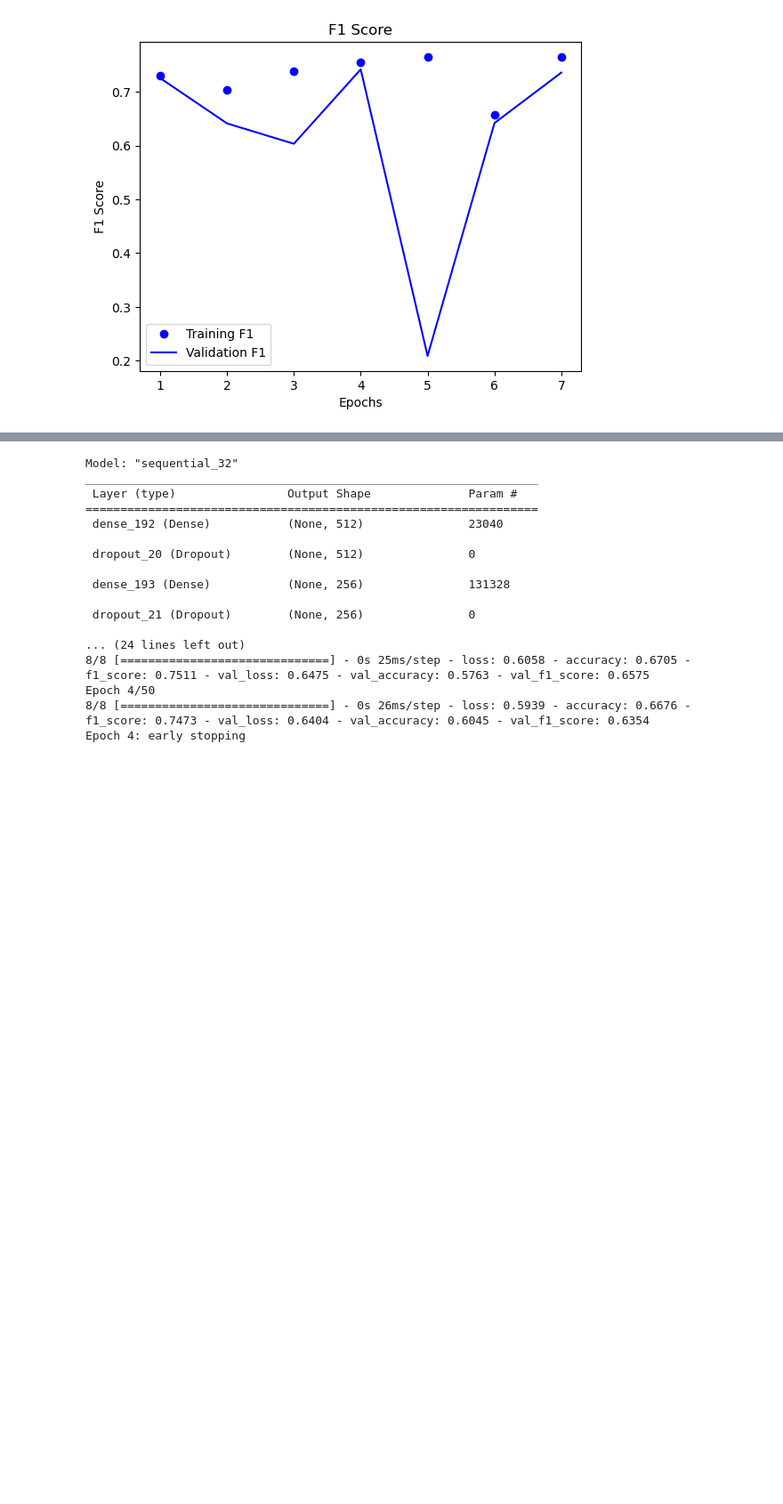
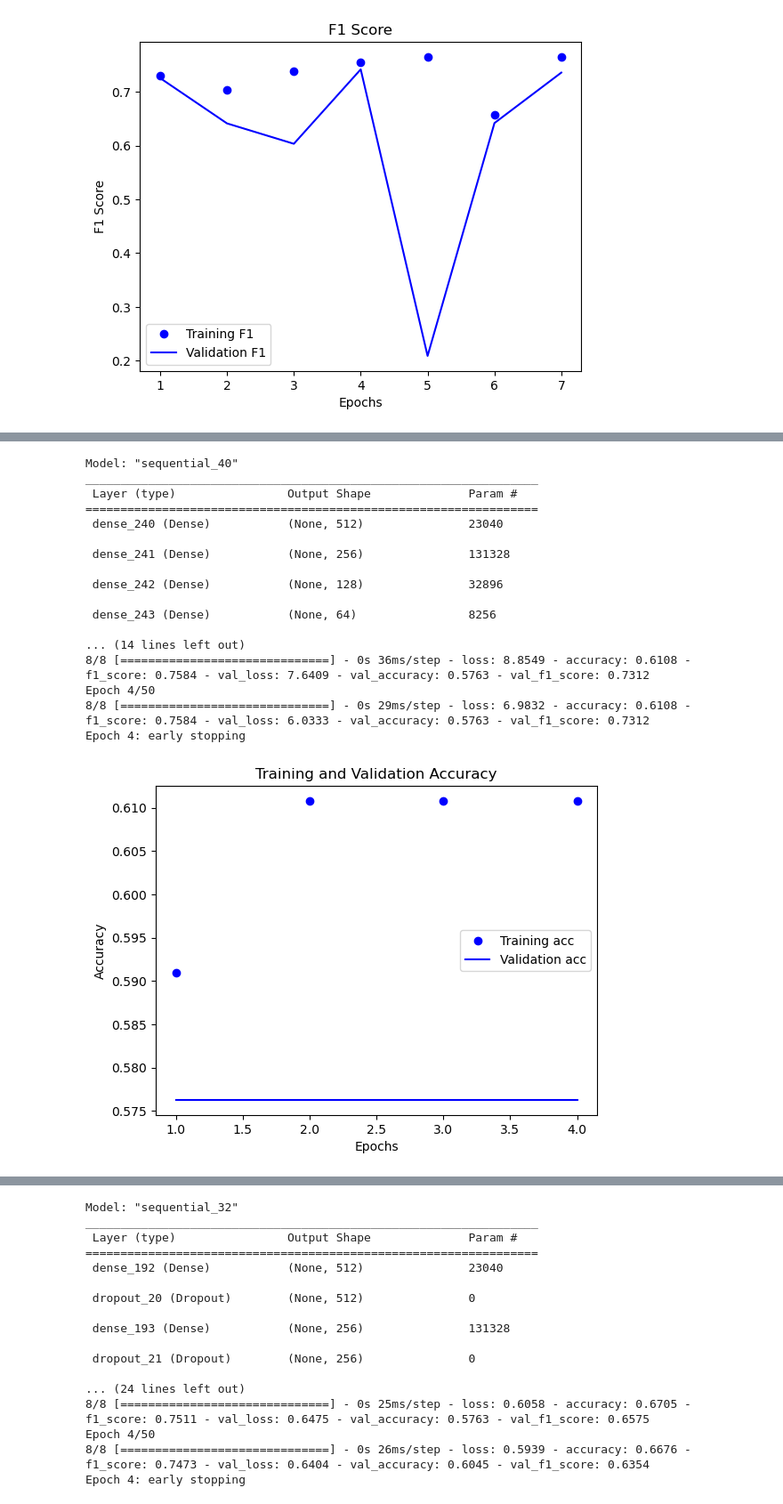
Before and after one commit to akiehl2000/STAA578_Homework, a Jupyter notebook: Homework2/homework2.ipynb, the cells around one changed output, grey strips where cells are left out. Shown at 89% size. Cells and saved outputs as stored; diff of their text form; code cells hidden in the pictures; blank space fills up the shorter version.

```diff
--- a/Homework2/homework2.ipynb
+++ b/Homework2/homework2.ipynb
@@ -336,0 +374,35 @@ Epoch 7: early stopping
+# %%
+# penalty hyperparameter
+PENALTY = 0.025
+
+# define model architecture
+model = models.Sequential([
+    Dense(512, activation = 'relu', kernel_regularizer = l2(PENALTY), input_shape = (X_train.shape[1], )),
+    Dense(256, activation = 'relu', kernel_regularizer = l2(PENALTY)),
+    Dense(128, activation = 'relu', kernel_regularizer = l2(PENALTY)),
+    Dense(64, activation = 'relu', kernel_regularizer = l2(PENALTY)),
+    Dense(32, activation = 'relu', kernel_regularizer = l2(PENALTY)),
+    Dense(1, activation = 'sigmoid')
+])
+
+# evaluate model
+EvaluateModel(model)
+# %% [output]
+Model: "sequential_40"
+_________________________________________________________________
+ Layer (type)                Output Shape              Param #
+=================================================================
+ dense_240 (Dense)           (None, 512)               23040
+
+ dense_241 (Dense)           (None, 256)               131328
+
+ dense_242 (Dense)           (None, 128)               32896
+
+ dense_243 (Dense)           (None, 64)                8256
+
+... (14 lines left out)
+8/8 [==============================] - 0s 36ms/step - loss: 8.8549 - accuracy: 0.6108 - f1_score: 0.7584 - val_loss: 7.6409 - val_accuracy: 0.5763 - val_f1_score: 0.7312
+Epoch 4/50
+8/8 [==============================] - 0s 29ms/step - loss: 6.9832 - accuracy: 0.6108 - f1_score: 0.7584 - val_loss: 6.0333 - val_accuracy: 0.5763 - val_f1_score: 0.7312
+Epoch 4: early stopping
+[figure, added]
```
Also changed, not shown: parts of 9 cells of this notebook.
